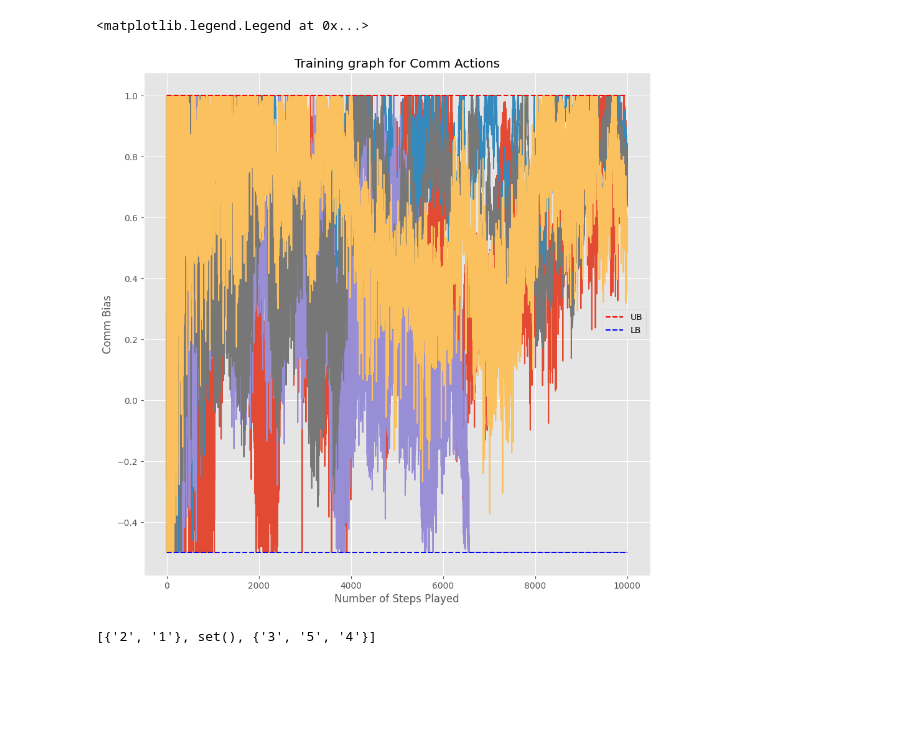
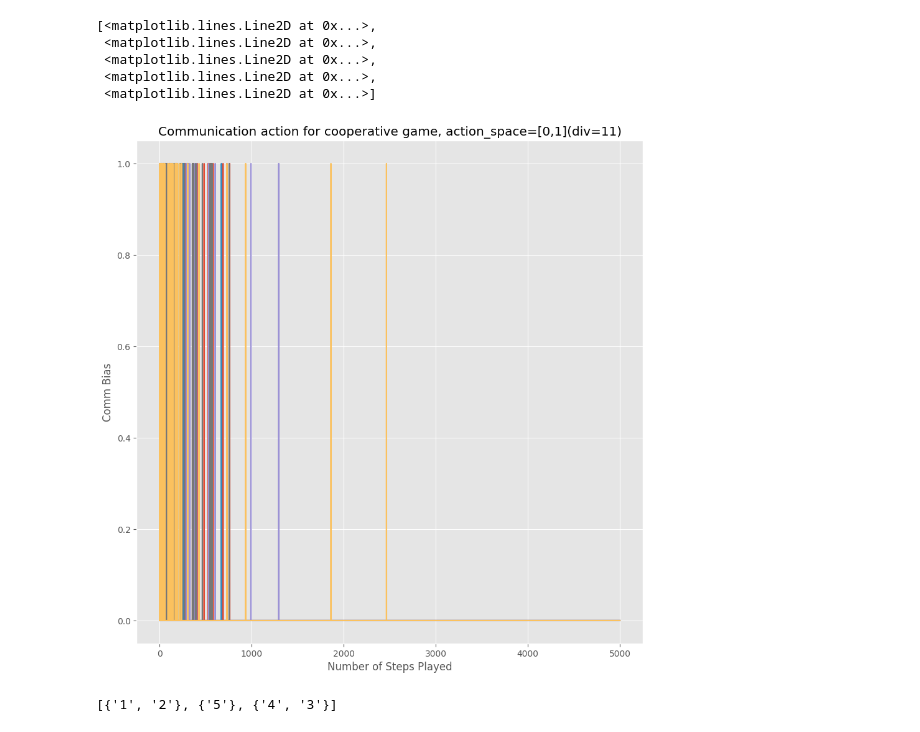
Before and after one commit to akhimoche/coop-form-marl, a Jupyter notebook: driver_code.ipynb, the cells around one changed output. Saved outputs shown, nothing was run; the diff lists cells and outputs as text; code cells hidden in the pictures; blank space fills up the shorter version.

```diff
--- a/driver_code.ipynb
+++ b/driver_code.ipynb
@@ -8,7 +8,7 @@ import matplotlib.pyplot as plt
 plt.style.use('ggplot')
 # %%
 # Set constant hyperparameters
-n = 30
-num_of_tasks  = 12
+n = 10
+num_of_tasks  = 5
 num_of_sims = 1
-step_limit = 10000
+step_limit = 5000
@@ -80,21 +98,20 @@ plt.plot(b)
 # %%
 plt.xlabel('Number of Steps Played')
 plt.ylabel('Comm Bias')
-plt.title(f'Training graph for Comm Actions')
+plt.title(f'Communication action for cooperative game, action_space=[{lower_bound},{upper_bound}](div={comm_space})')
 fig = plt.gcf()
 fig.set_size_inches(10.5, 10.5)
 
-yvals1 = [1 for x in range(step_limit)]
-yvals2 = [-0.5 for x in range(step_limit)]
 plt.plot(comm_rec_actions)
-plt.plot(yvals1, color='r', linestyle='dashed', label = 'UB')
-plt.plot(yvals2, color='b', linestyle='dashed', label = 'LB')
-plt.legend()
 # %% [output]
-<matplotlib.legend.Legend at 0x...>
+[<matplotlib.lines.Line2D at 0x...>,
+ <matplotlib.lines.Line2D at 0x...>,
+ <matplotlib.lines.Line2D at 0x...>,
+ <matplotlib.lines.Line2D at 0x...>,
+ <matplotlib.lines.Line2D at 0x...>]
-[figure, old version]
+[figure, new version]
 # %%
 # Get coalition structure
 print(env.CS)
 # %% [output]
-[{'2', '1'}, set(), {'3', '5', '4'}]
+[{'1', '2'}, {'5'}, {'4', '3'}]
```
Also changed, not shown: parts of 6 cells of this notebook, 14 other files.
